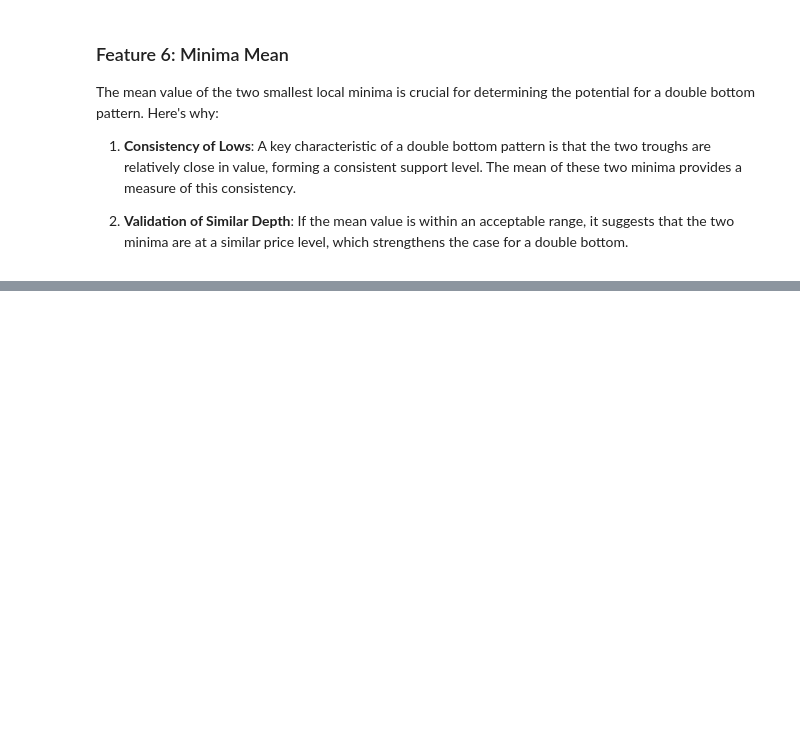
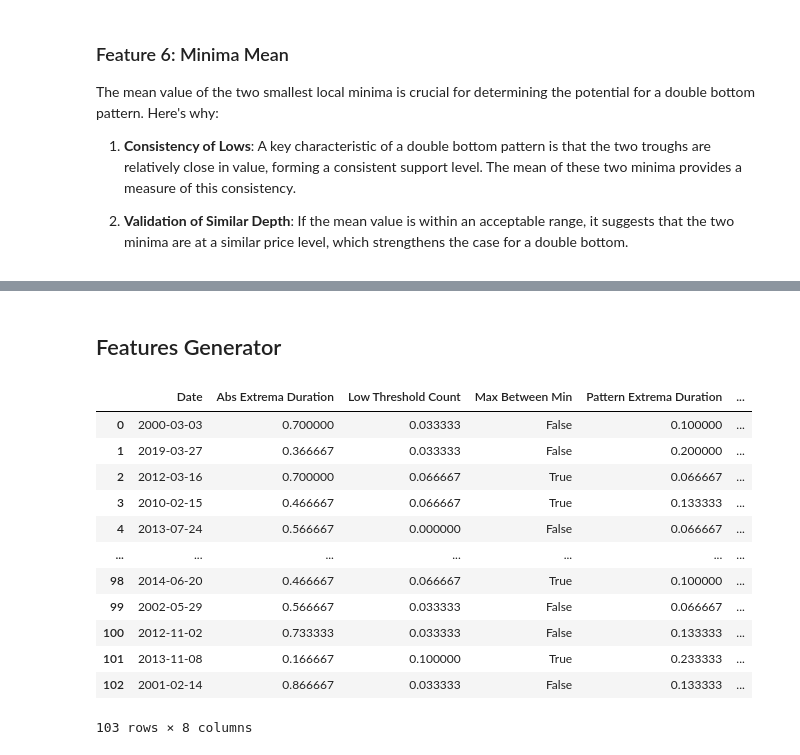
Before and after one commit to TA-Experiments-WSC/double-bottom-detection-ml, a Jupyter notebook: notebooks/02_feature_engineering.ipynb, the cells around one changed output, grey strips where cells are left out. Saved outputs shown, nothing was run; the diff lists cells and outputs as text; code cells hidden in the pictures; blank space fills up the shorter version.

Commit message:
feat(notebooks): implement features generator

```diff
--- a/notebooks/02_feature_engineering.ipynb
+++ b/notebooks/02_feature_engineering.ipynb
@@ -252,12 +270,22 @@ False
 3. **Model’s Temporal Sensitivity to Pattern Development**:
    This feature fine-tunes the model’s ability to learn from historical instances of Double Bottoms with similar timing structures. It helps ensure that the model recognizes patterns that form over reasonable periods as valid instances. By leveraging this feature, the model is equipped to make decisions about the timing and context of potential Double Bottoms in future data, which is essential for trading decisions or trend predictions.
 # %%
-def pattern_extrema_duration(data: pd.DataFrame) -> float:
+def pattern_extrema_duration(data: pd.DataFrame,
+                             data_scaled: pd.Series,
+                             local_min: np.ndarray,
+                             local_max: np.ndarray) -> float:
     """Calculate the duration between the potential
     minima and maxima of a Double Bottom pattern.
 
     Args:
-        data (pd.DataFrame): A DataFrame containing OHLC data.
+        data (pd.DataFrame): DataFrame containing OHLC data.
+
+        data_scaled (pd.Series): A Series of the normalized
+        'low' values.
+
+        local_min (np.ndarray): Indices of the local minima.
+
+        local_max (np.ndarray): Indices of the local maxima.
 
     Returns:
         float: The duration (in days, relative to the
@@ -298,13 +329,18 @@ The standard deviation of the y-values at local minima can be a key indicator fo
 3. **Alignment and Pattern Validity**:
    When minima values are tightly clustered, it supports the hypothesis that the price reached similar levels during the two dips, reinforcing the validity of the potential pattern.
 # %%
-def minima_deviation(data: pd.DataFrame) -> float:
+def minima_deviation(data_scaled: pd.Series,
+                     local_min: np.ndarray) -> float:
     """
     Computes the standard deviation of the y-values (scaled)
     corresponding to the local minima within the data.
 
     Args:
-        data (pd.DataFrame): A DataFrame containing OHLC data.
+        data_scaled (pd.Series): A Series of the normalized
+        'low' values.
+
+        local_min (np.ndarray): Indices of the local minima.
+
     Returns:
         float: Standard deviation of the y-values at the
         identified local minima.
@@ -327,13 +364,17 @@ A key characteristic of a double bottom pattern is that the two troughs are rela
 2. **Validation of Similar Depth**:
 If the mean value is within an acceptable range, it suggests that the two minima are at a similar price level, which strengthens the case for a double bottom.
 # %%
-def minima_mean(data: pd.DataFrame) -> float:
+def minima_mean(data_scaled: pd.Series,
+                local_min: np.ndarray) -> float:
     """
     Computes the mean of the scaled values at the two
     smallest local minima.
 
     Args:
-        data (pd.DataFrame): A DataFrame containing OHLC data.
+        data_scaled (pd.Series): A Series of the normalized
+        'low' values.
+
+        local_min (np.ndarray): Indices of the local minima.
 
     Returns:
         float: Mean of the scaled values at the two
@@ -350,0 +395,3 @@ np.float64(0.19464395649497135)
+# %%
+samples_df = pd.read_csv('../data/raw/labels.csv')
+samples_df
@@ -350,0 +412,2 @@ np.float64(0.19464395649497135)
+# %% [markdown]
+## Features Generator
@@ -350,0 +480,24 @@ np.float64(0.19464395649497135)
+# %%
+window_size = 30
+features_df = samples_df.copy().apply(
+    lambda row: features_generator(row,
+                                   window_size),
+    axis = 1)
+label_col = features_df.pop('Label')
+features_df['Label'] = label_col
+
+features_df
+# %% [output]
+|  | Date | Abs Extrema Duration | Low Threshold Count | Max Between Min | Pattern Extrema Duration | ... |
+| 0 | 2000-03-03 | 0.700000 | 0.033333 | False | 0.100000 | ... |
+| 1 | 2019-03-27 | 0.366667 | 0.033333 | False | 0.200000 | ... |
+| 2 | 2012-03-16 | 0.700000 | 0.066667 | True | 0.066667 | ... |
+| 3 | 2010-02-15 | 0.466667 | 0.066667 | True | 0.133333 | ... |
+| 4 | 2013-07-24 | 0.566667 | 0.000000 | False | 0.066667 | ... |
+| ... | ... | ... | ... | ... | ... | ... |
+| 98 | 2014-06-20 | 0.466667 | 0.066667 | True | 0.100000 | ... |
+| 99 | 2002-05-29 | 0.566667 | 0.033333 | False | 0.066667 | ... |
+| 100 | 2012-11-02 | 0.733333 | 0.033333 | False | 0.133333 | ... |
+| 101 | 2013-11-08 | 0.166667 | 0.100000 | True | 0.233333 | ... |
+| 102 | 2001-02-14 | 0.866667 | 0.033333 | False | 0.133333 | ... |
+103 rows × 8 columns
```
Also changed, not shown: parts of 14 cells of this notebook, 2 other files.
